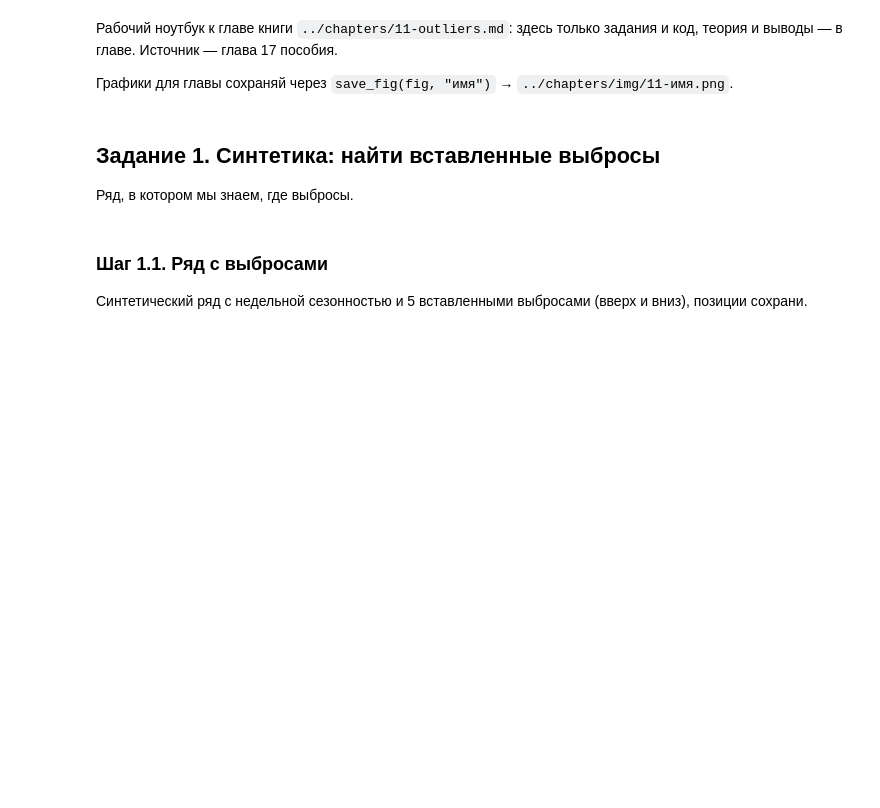
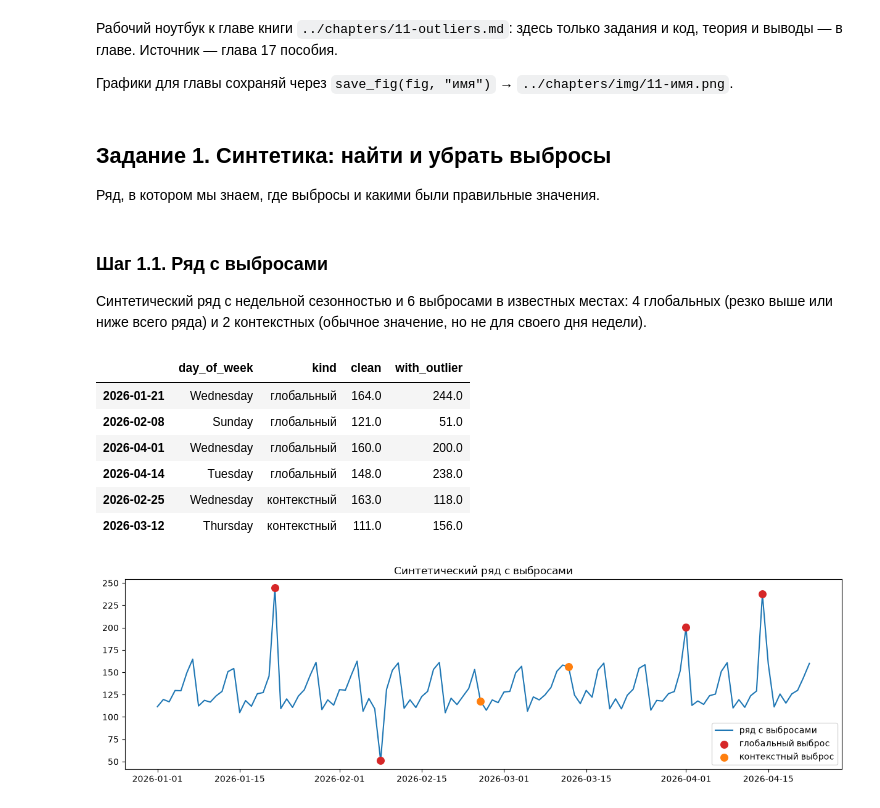
Before and after one commit to skv-analyst/study-data-analytics, a Jupyter notebook: 05-etna/notebooks/11-outliers.ipynb, the cells around one changed output. Drawn from its saved outputs; the diff is of its cells as text; code cells hidden in the pictures; blank space fills up the shorter version.

```diff
--- a/05-etna/notebooks/11-outliers.ipynb
+++ b/05-etna/notebooks/11-outliers.ipynb
@@ -46,10 +42,63 @@ def save_fig(fig, name: str) -> None:
     os.makedirs(IMG_DIR, exist_ok=True)
     fig.savefig(f"{IMG_DIR}/11-{name}.png", dpi=150, bbox_inches="tight")
 # %% [markdown]
-## Задание 1. Синтетика: найти вставленные выбросы
+## Задание 1. Синтетика: найти и убрать выбросы
 
-Ряд, в котором мы знаем, где выбросы.
+Ряд, в котором мы знаем, где выбросы и какими были правильные значения.
 # %% [markdown]
 ### Шаг 1.1. Ряд с выбросами
 
-Синтетический ряд с недельной сезонностью и 5 вставленными выбросами (вверх и вниз), позиции сохрани.
+Синтетический ряд с недельной сезонностью и 6 выбросами в известных местах: 4 глобальных (резко выше или ниже всего ряда) и 2 контекстных (обычное значение, но не для своего дня недели).
+# %%
+# Ряд как в главе про импутацию: 16 недель, недельный узор, шум ±3. Правильные значения сохраняем
+DAY_OF_WEEK_PATTERN = np.array([10, 20, 15, 25, 30, 50, 60], dtype=float)
+PERIODS = 16 * 7
+
+rng = np.random.RandomState(RANDOM_SEED)
+timestamps = pd.date_range("2026-01-01", periods=PERIODS, freq="D")
+clean_values = pd.Series(100 + np.tile(DAY_OF_WEEK_PATTERN, PERIODS // 7) + rng.normal(0, 3, PERIODS), index=timestamps)
+
+# Выбросы двух видов: глобальные (резко выше или ниже всего ряда) и контекстные —
+# значение обычное для ряда в целом, но необычное для своего дня недели
+peak_days = [d for d in range(PERIODS) if DAY_OF_WEEK_PATTERN[d % 7] == 60]  # самый сильный день недели
+low_days = [d for d in range(PERIODS) if DAY_OF_WEEK_PATTERN[d % 7] == 10]   # самый слабый день недели
+OUTLIERS = {  # номер дня → (сдвиг, вид)
+    20: (+80, "глобальный"),
+    38: (-70, "глобальный"),
+    90: (+40, "глобальный"),
+    103: (+90, "глобальный"),
+    peak_days[7]: (-45, "контекстный"),   # провал в самый сильный день → значение как в обычный день
+    low_days[10]: (+45, "контекстный"),   # всплеск в самый слабый день → значение как в обычный день
+}
+
+values = clean_values.copy()
+for day, (shift, _) in OUTLIERS.items():
+    values.iloc[day] += shift
+outlier_kind = pd.Series({timestamps[day]: kind for day, (_, kind) in OUTLIERS.items()})
+
+ts = TSDataset(pd.DataFrame({"timestamp": timestamps, "segment": "synthetic", "target": values.values}), freq="D")
+
+fig, ax = plt.subplots(figsize=(15, 4))
+ax.plot(values.index, values.values, color="C0", label="ряд с выбросами")
+for kind, color in [("глобальный", "C3"), ("контекстный", "C1")]:
+    days = outlier_kind[outlier_kind == kind].index
+    ax.scatter(days, values[days], s=70, color=color, zorder=3, label=f"{kind} выброс")
+ax.legend(loc="lower right")
+ax.set_title("Синтетический ряд с выбросами")
+save_fig(fig, "outliers")
+
+pd.DataFrame({
+    "day_of_week": outlier_kind.index.day_name(),
+    "kind": outlier_kind.values,
+    "clean": clean_values[outlier_kind.index].round(),
+    "with_outlier": values[outlier_kind.index].round(),
+}, index=outlier_kind.index.date)
+# %% [output]
+|  | day_of_week | kind | clean | with_outlier |
+| 2026-01-21 | Wednesday | глобальный | 164.0 | 244.0 |
+| 2026-02-08 | Sunday | глобальный | 121.0 | 51.0 |
+| 2026-04-01 | Wednesday | глобальный | 160.0 | 200.0 |
+| 2026-04-14 | Tuesday | глобальный | 148.0 | 238.0 |
+| 2026-02-25 | Wednesday | контекстный | 163.0 | 118.0 |
+| 2026-03-12 | Thursday | контекстный | 111.0 | 156.0 |
+[figure, added]
```
Also changed, not shown: parts of 20 cells of this notebook, 5 other files.
